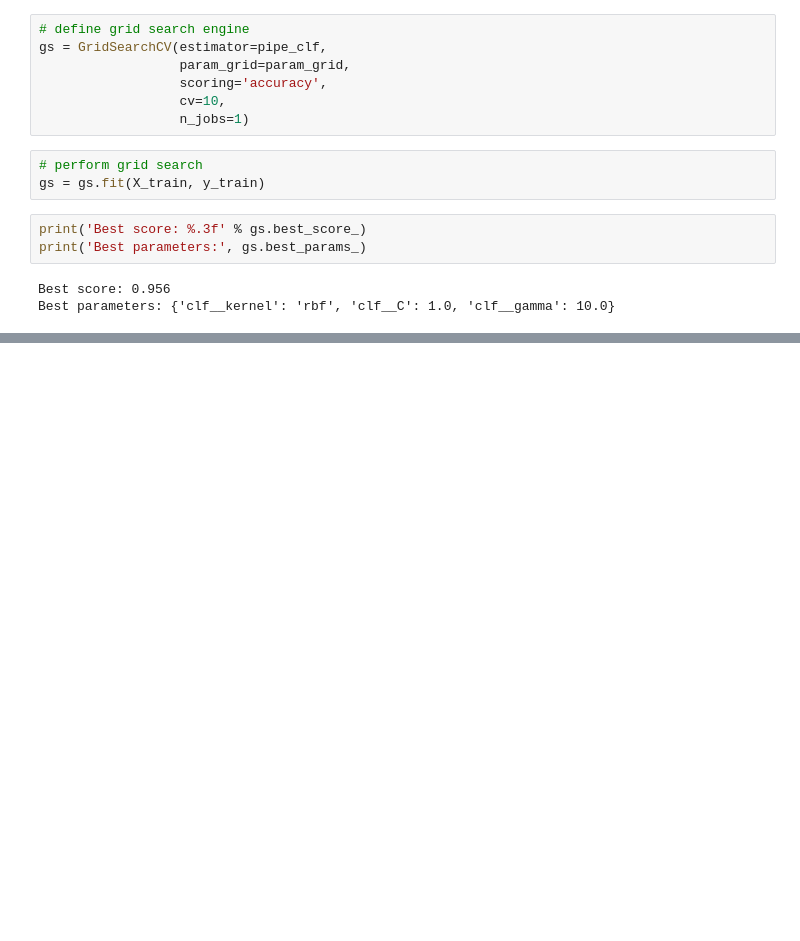
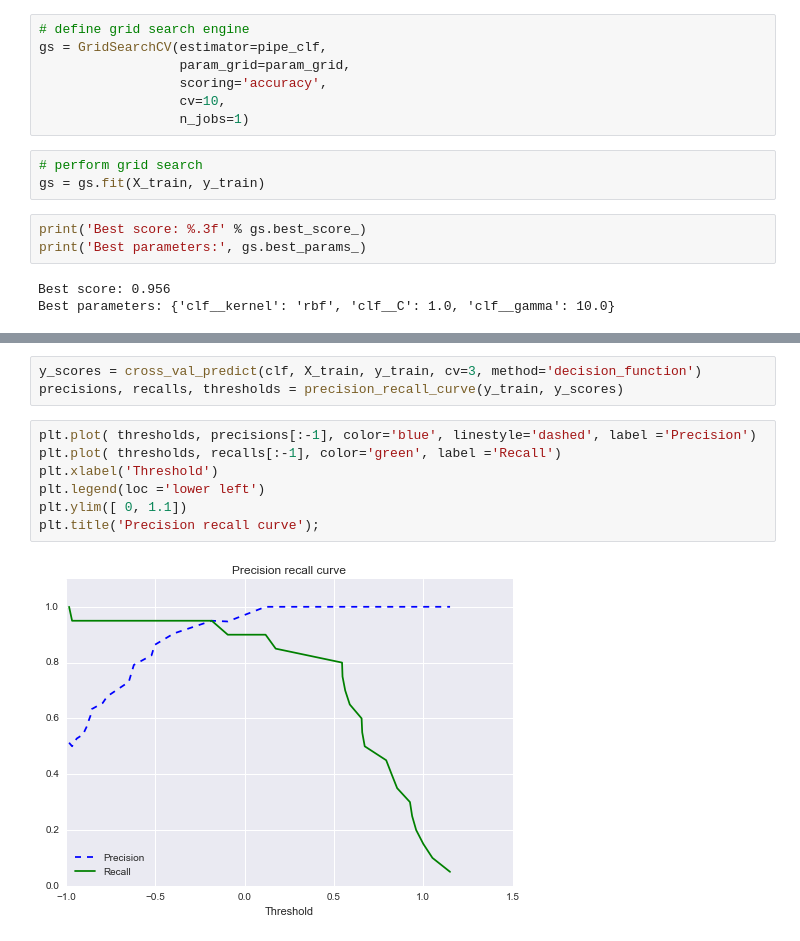
Before and after one commit to denisvstepanov/MachineLearningLectures, a Jupyter notebook: 01. Machine Learning Tour.ipynb, the cells around one changed output, grey strips where cells are left out. Cells and saved outputs as stored; diff of their text form; blank space fills up the shorter version.

```diff
--- a/01. Machine Learning Tour.ipynb
+++ b/01. Machine Learning Tour.ipynb
@@ -795,0 +882,12 @@ Best parameters: {'clf__kernel': 'rbf', 'clf__C': 1.0, 'clf__gamma': 10.0}
+# %%
+y_scores = cross_val_predict(clf, X_train, y_train, cv=3, method='decision_function')
+precisions, recalls, thresholds = precision_recall_curve(y_train, y_scores)
+# %%
+plt.plot( thresholds, precisions[:-1], color='blue', linestyle='dashed', label ='Precision')
+plt.plot( thresholds, recalls[:-1], color='green', label ='Recall')
+plt.xlabel('Threshold')
+plt.legend(loc ='lower left')
+plt.ylim([ 0, 1.1])
+plt.title('Precision recall curve');
+# %% [output]
+[figure, added]
```
Also changed, not shown: parts of 32 cells of this notebook.
